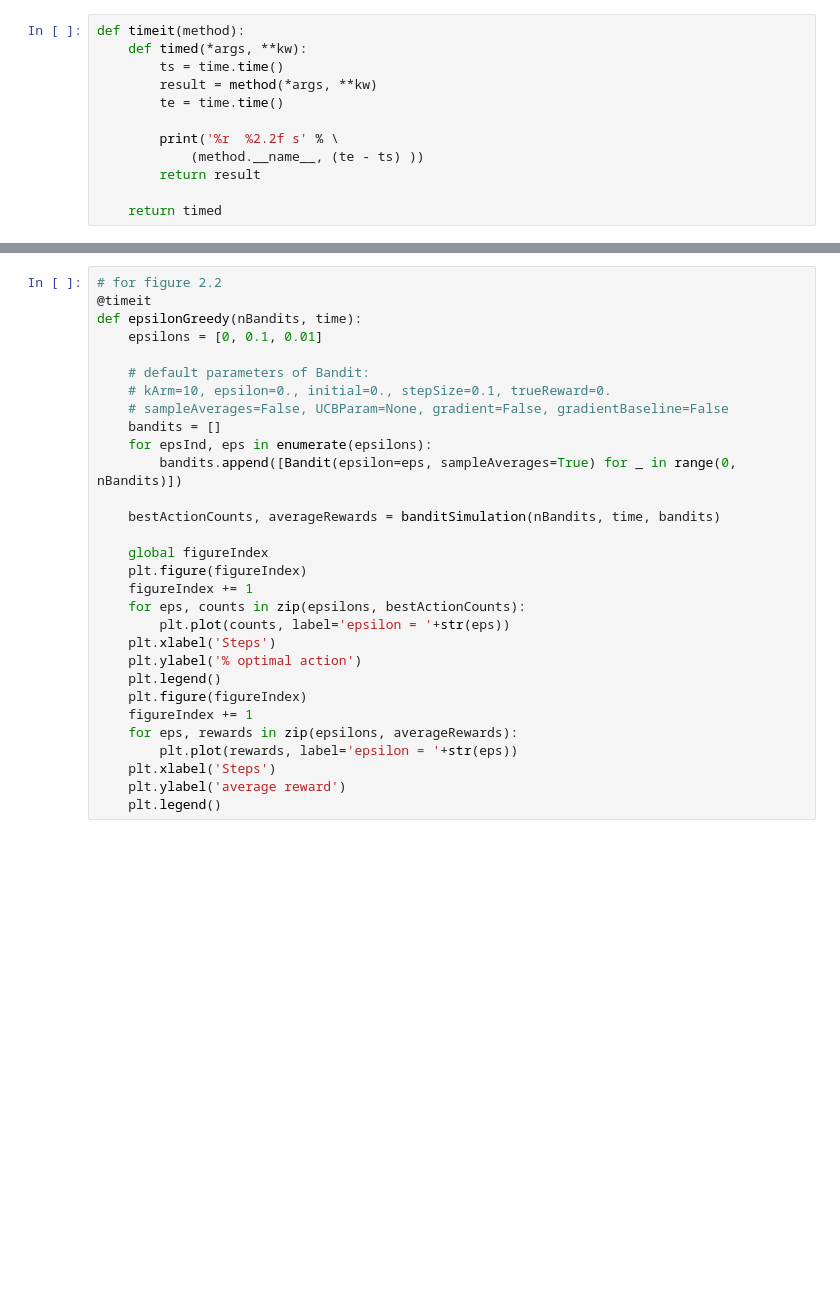
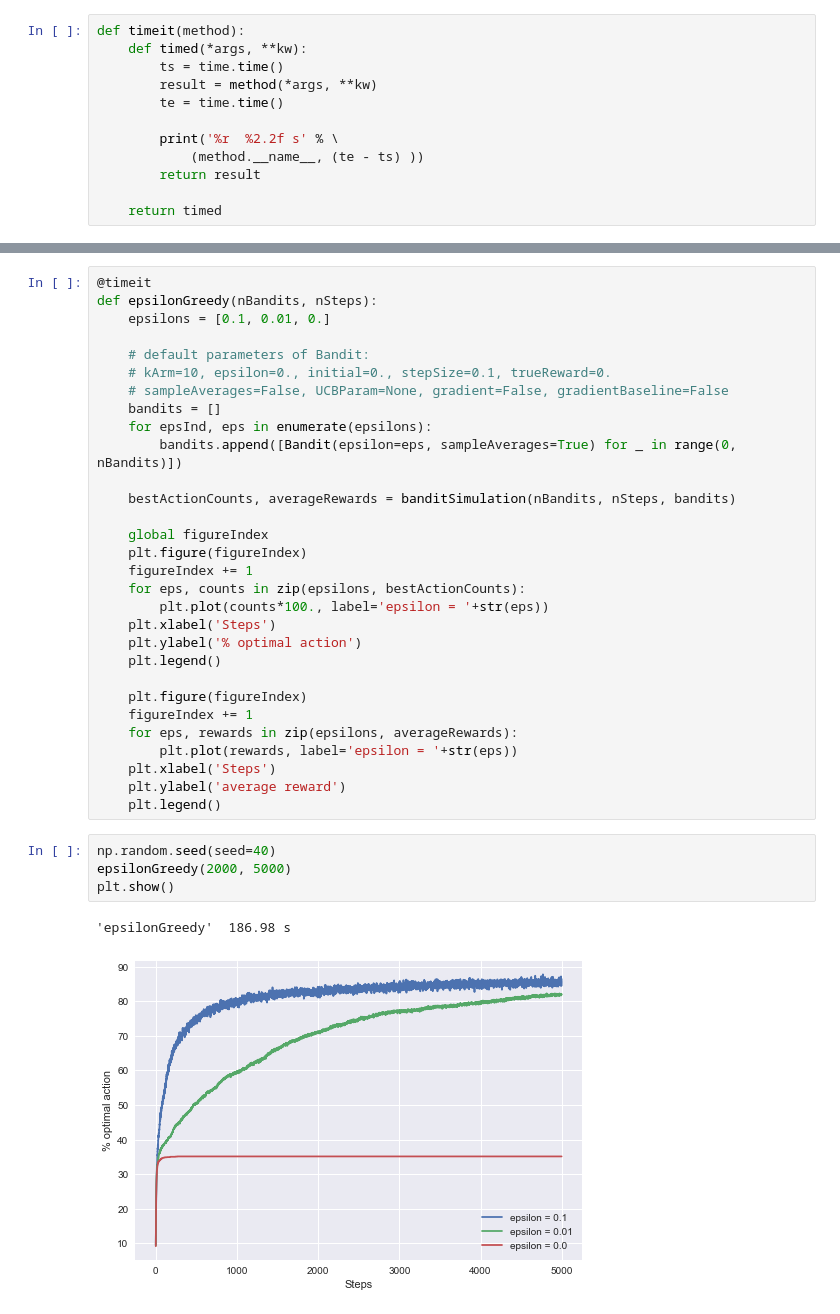
Before and after one commit to yellowlab9/reinforcement-learning-an-introduction, a Jupyter notebook: chapter02/TenArmedTestbed.ipynb, the cells around one changed output, grey strips where cells are left out. Cells and saved outputs as stored; diff of their text form; blank space fills up the shorter version.

```diff
--- a/chapter02/TenArmedTestbed.ipynb
+++ b/chapter02/TenArmedTestbed.ipynb
@@ -150,8 +228,7 @@ def timeit(method):
 # %%
-# for figure 2.2
 @timeit
-def epsilonGreedy(nBandits, time):
-    epsilons = [0, 0.1, 0.01]
+def epsilonGreedy(nBandits, nSteps):
+    epsilons = [0.1, 0.01, 0.]
 
     # default parameters of Bandit:
     # kArm=10, epsilon=0., initial=0., stepSize=0.1, trueReward=0.
@@ -160,16 +237,17 @@ def epsilonGreedy(nBandits, time):
     for epsInd, eps in enumerate(epsilons):
         bandits.append([Bandit(epsilon=eps, sampleAverages=True) for _ in range(0, nBandits)])
 
-    bestActionCounts, averageRewards = banditSimulation(nBandits, time, bandits)
+    bestActionCounts, averageRewards = banditSimulation(nBandits, nSteps, bandits)
 
     global figureIndex
     plt.figure(figureIndex)
     figureIndex += 1
     for eps, counts in zip(epsilons, bestActionCounts):
-        plt.plot(counts, label='epsilon = '+str(eps))
+        plt.plot(counts*100., label='epsilon = '+str(eps))
     plt.xlabel('Steps')
     plt.ylabel('% optimal action')
     plt.legend()
+
     plt.figure(figureIndex)
     figureIndex += 1
     for eps, rewards in zip(epsilons, averageRewards):
@@ -177,3 +255,10 @@ def epsilonGreedy(nBandits, time):
     plt.xlabel('Steps')
     plt.ylabel('average reward')
     plt.legend()
+# %%
+np.random.seed(seed=40)
+epsilonGreedy(2000, 5000)
+plt.show()
+# %% [output]
+'epsilonGreedy'  186.98 s
+[figure, added]
```
Also changed, not shown: parts of 26 cells of this notebook.
